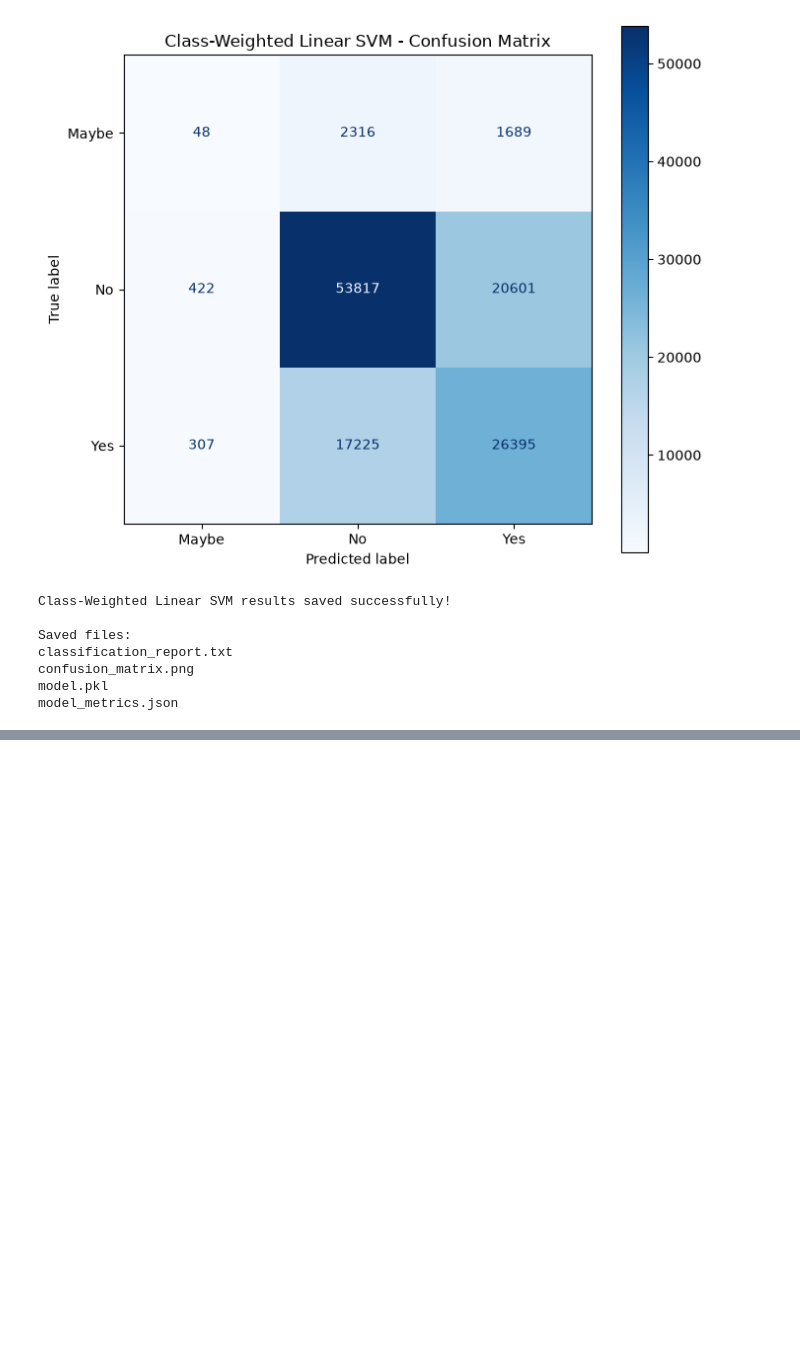
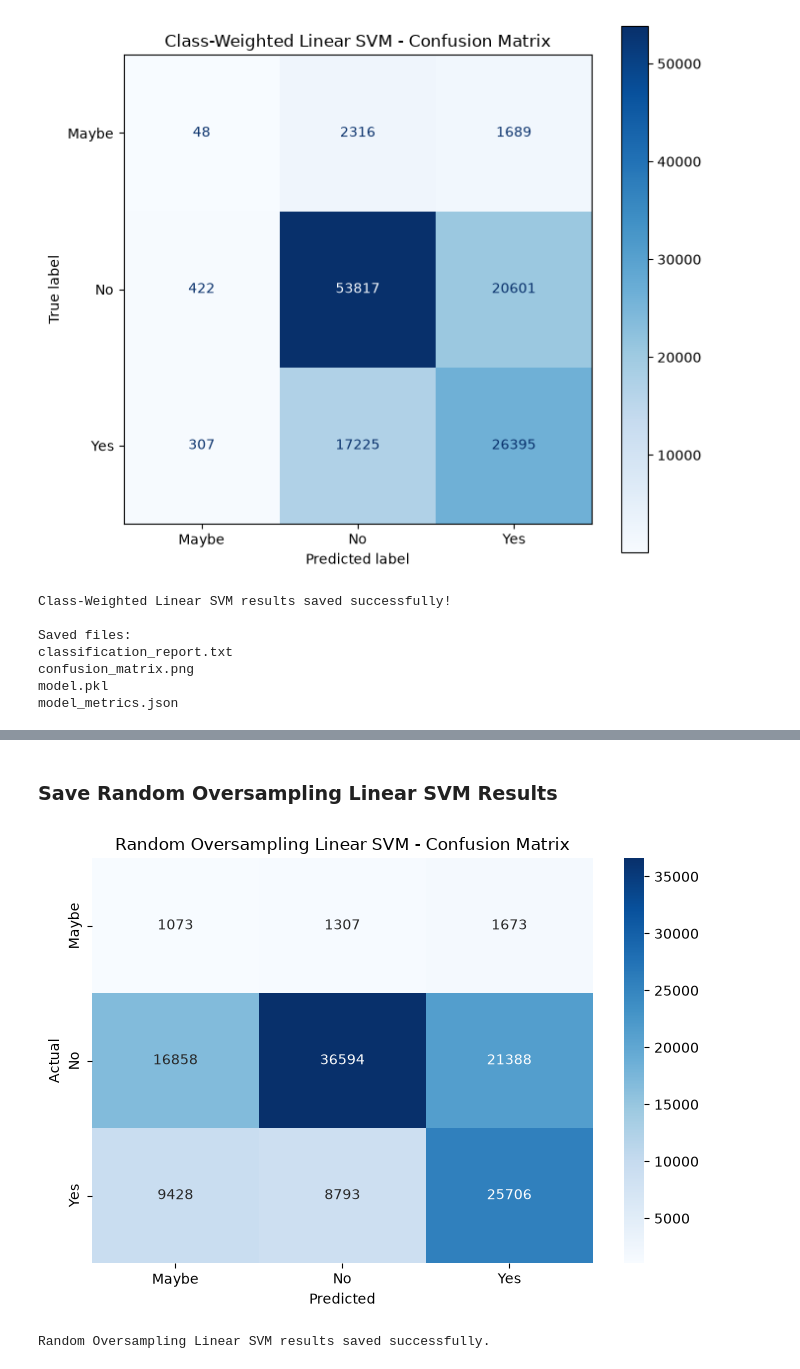
Before and after one commit to IreneStephen-DS/Indian_Tourism_ML, a Jupyter notebook: ProjectFiles/project.ipynb, the cells around one changed output, grey strips where cells are left out. Saved outputs shown, nothing was run; the diff lists cells and outputs as text; code cells hidden in the pictures; blank space fills up the shorter version.

```diff
--- a/ProjectFiles/project.ipynb
+++ b/ProjectFiles/project.ipynb
@@ -5588,0 +5951,51 @@ model_metrics.json
+# %% [markdown]
+### Save Random Oversampling Linear SVM Results
+# %%
+import pickle
+import json
+from pathlib import Path
+
+svm_oversampled_folder = svm_folder / "Random_Oversampling"
+svm_oversampled_folder.mkdir(parents=True, exist_ok=True)
+
+# Save trained model
+with open(svm_oversampled_folder / "model.pkl", "wb") as file:
+    pickle.dump(linear_svm_oversampled_model, file)
+
+# Save classification report
+with open(svm_oversampled_folder / "classification_report.txt", "w") as file:
+    file.write(svm_oversampled_report)
+
+# Save confusion matrix
+plt.figure(figsize=(7, 5))
+sns.heatmap(
+    svm_oversampled_cm,
+    annot=True,
+    fmt="d",
+    cmap="Blues",
+    xticklabels=["Maybe", "No", "Yes"],
+    yticklabels=["Maybe", "No", "Yes"]
+)
+plt.xlabel("Predicted")
+plt.ylabel("Actual")
+plt.title("Random Oversampling Linear SVM - Confusion Matrix")
+plt.tight_layout()
+plt.savefig(svm_oversampled_folder / "confusion_matrix.png", dpi=300)
+plt.show()
+plt.close()
+
+# Save metrics
+svm_oversampled_metrics = {
+    "experiment": "Random Oversampling",
+    "accuracy": float(svm_oversampled_accuracy),
+    "macro_f1": float(svm_oversampled_macro_f1),
+    "training_time_seconds": float(training_time_svm_oversampled)
+}
+
+with open(svm_oversampled_folder / "model_metrics.json", "w") as file:
+    json.dump(svm_oversampled_metrics, file, indent=4)
+
+print("Random Oversampling Linear SVM results saved successfully.")
+# %% [output]
+[figure, added]
+Random Oversampling Linear SVM results saved successfully.
```
Also changed, not shown: parts of 15 cells of this notebook.
